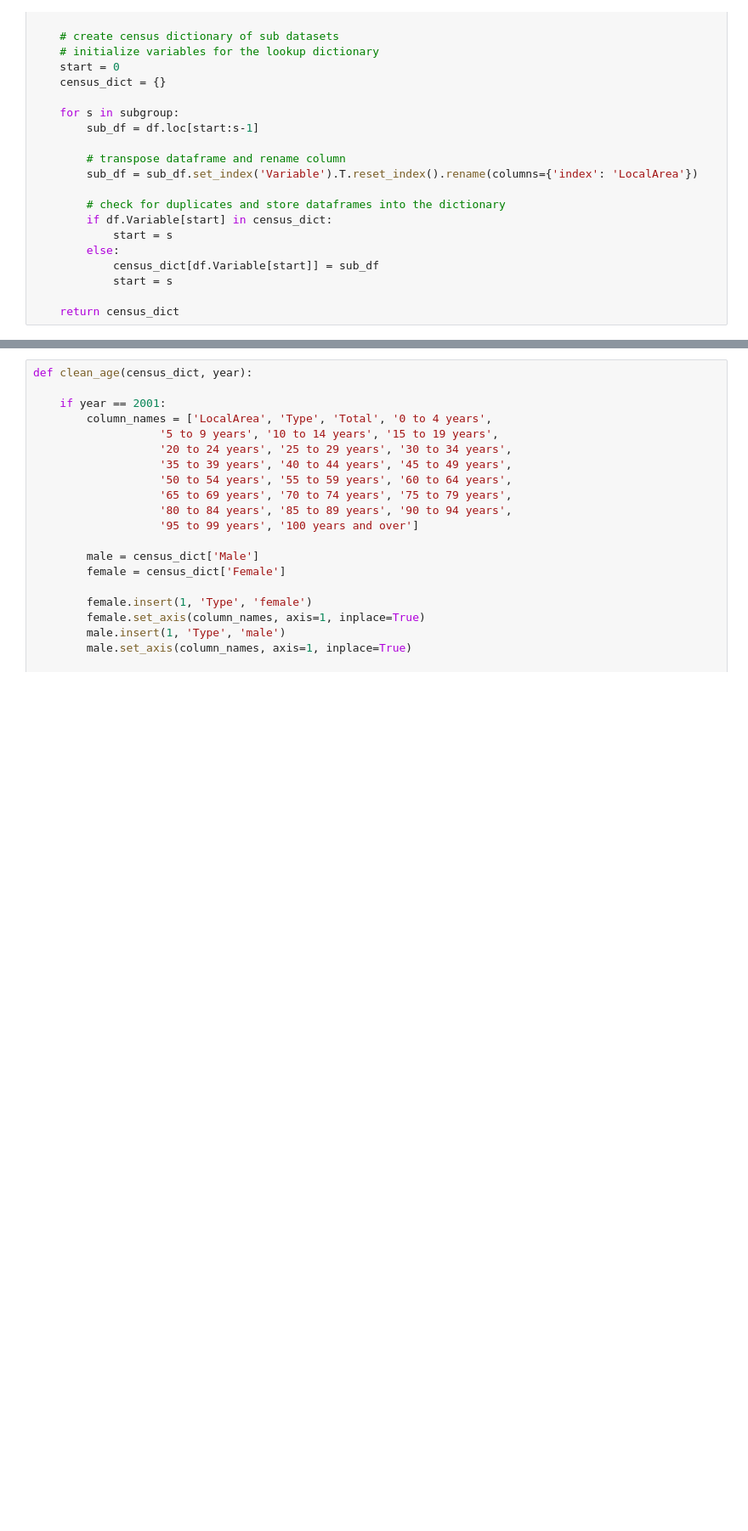
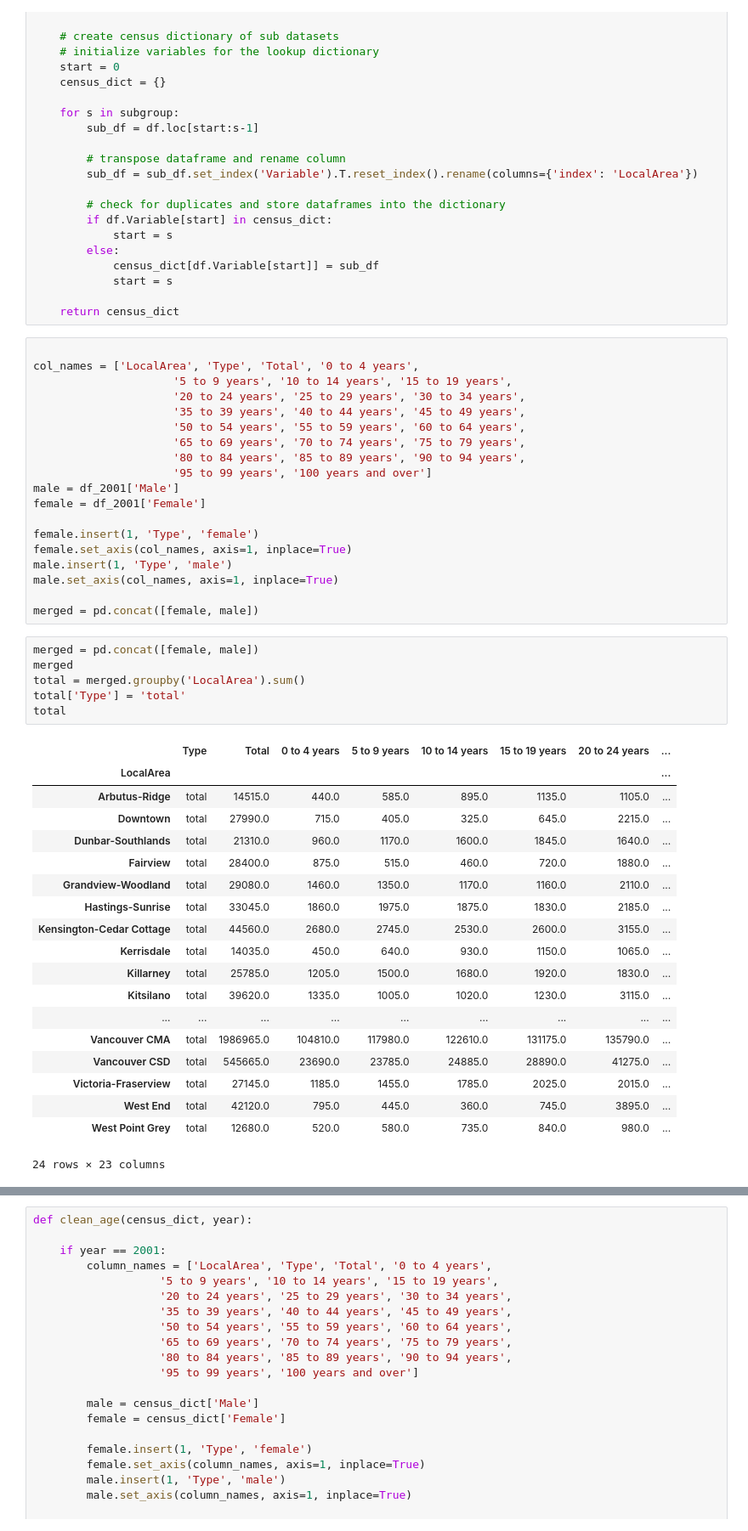
Before and after one commit to aakanksha023/EVAN, a Jupyter notebook: src/02_clean_wrangle/clean_census_data.ipynb, the cells around one changed output, grey strips where cells are left out. Shown at 85% size. Saved outputs shown, nothing was run; the diff lists cells and outputs as text; blank space fills up the shorter version.

```diff
--- a/src/02_clean_wrangle/clean_census_data.ipynb
+++ b/src/02_clean_wrangle/clean_census_data.ipynb
@@ -134,3 +119,48 @@ def create_subgroup_dict(df, year):
             start = s
 
     return census_dict
+# %%
+
+col_names = ['LocalArea', 'Type', 'Total', '0 to 4 years',
+                     '5 to 9 years', '10 to 14 years', '15 to 19 years',
+                     '20 to 24 years', '25 to 29 years', '30 to 34 years',
+                     '35 to 39 years', '40 to 44 years', '45 to 49 years',
+                     '50 to 54 years', '55 to 59 years', '60 to 64 years',
+                     '65 to 69 years', '70 to 74 years', '75 to 79 years',
+                     '80 to 84 years', '85 to 89 years', '90 to 94 years',
+                     '95 to 99 years', '100 years and over']
+male = df_2001['Male']
+female = df_2001['Female']
+
+female.insert(1, 'Type', 'female')
+female.set_axis(col_names, axis=1, inplace=True)
+male.insert(1, 'Type', 'male')
+male.set_axis(col_names, axis=1, inplace=True)
+
+merged = pd.concat([female, male])
+# %%
+merged = pd.concat([female, male])
+merged
+total = merged.groupby('LocalArea').sum()
+total['Type'] = 'total'
+total
+# %% [output]
+|  | Type | Total | 0 to 4 years | 5 to 9 years | 10 to 14 years | 15 to 19 years | 20 to 24 years | ... |
+| LocalArea |  |  |  |  |  |  |  | ... |
+| Arbutus-Ridge | total | 14515.0 | 440.0 | 585.0 | 895.0 | 1135.0 | 1105.0 | ... |
+| Downtown | total | 27990.0 | 715.0 | 405.0 | 325.0 | 645.0 | 2215.0 | ... |
+| Dunbar-Southlands | total | 21310.0 | 960.0 | 1170.0 | 1600.0 | 1845.0 | 1640.0 | ... |
+| Fairview | total | 28400.0 | 875.0 | 515.0 | 460.0 | 720.0 | 1880.0 | ... |
+| Grandview-Woodland | total | 29080.0 | 1460.0 | 1350.0 | 1170.0 | 1160.0 | 2110.0 | ... |
+| Hastings-Sunrise | total | 33045.0 | 1860.0 | 1975.0 | 1875.0 | 1830.0 | 2185.0 | ... |
+| Kensington-Cedar Cottage | total | 44560.0 | 2680.0 | 2745.0 | 2530.0 | 2600.0 | 3155.0 | ... |
+| Kerrisdale | total | 14035.0 | 450.0 | 640.0 | 930.0 | 1150.0 | 1065.0 | ... |
+| Killarney | total | 25785.0 | 1205.0 | 1500.0 | 1680.0 | 1920.0 | 1830.0 | ... |
+| Kitsilano | total | 39620.0 | 1335.0 | 1005.0 | 1020.0 | 1230.0 | 3115.0 | ... |
+| ... | ... | ... | ... | ... | ... | ... | ... | ... |
+| Vancouver CMA | total | 1986965.0 | 104810.0 | 117980.0 | 122610.0 | 131175.0 | 135790.0 | ... |
+| Vancouver CSD | total | 545665.0 | 23690.0 | 23785.0 | 24885.0 | 28890.0 | 41275.0 | ... |
+| Victoria-Fraserview | total | 27145.0 | 1185.0 | 1455.0 | 1785.0 | 2025.0 | 2015.0 | ... |
+| West End | total | 42120.0 | 795.0 | 445.0 | 360.0 | 745.0 | 3895.0 | ... |
+| West Point Grey | total | 12680.0 | 520.0 | 580.0 | 735.0 | 840.0 | 980.0 | ... |
+24 rows × 23 columns
```
Also changed, not shown: parts of 2 cells of this notebook, 1 other file.
